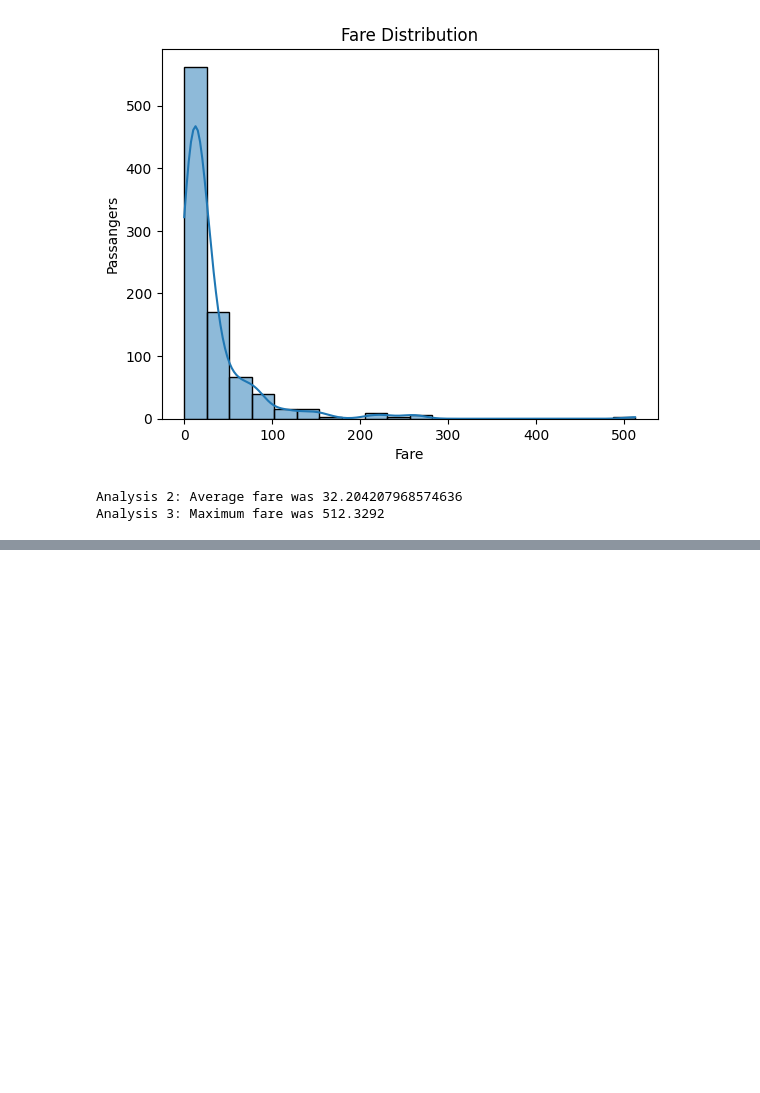
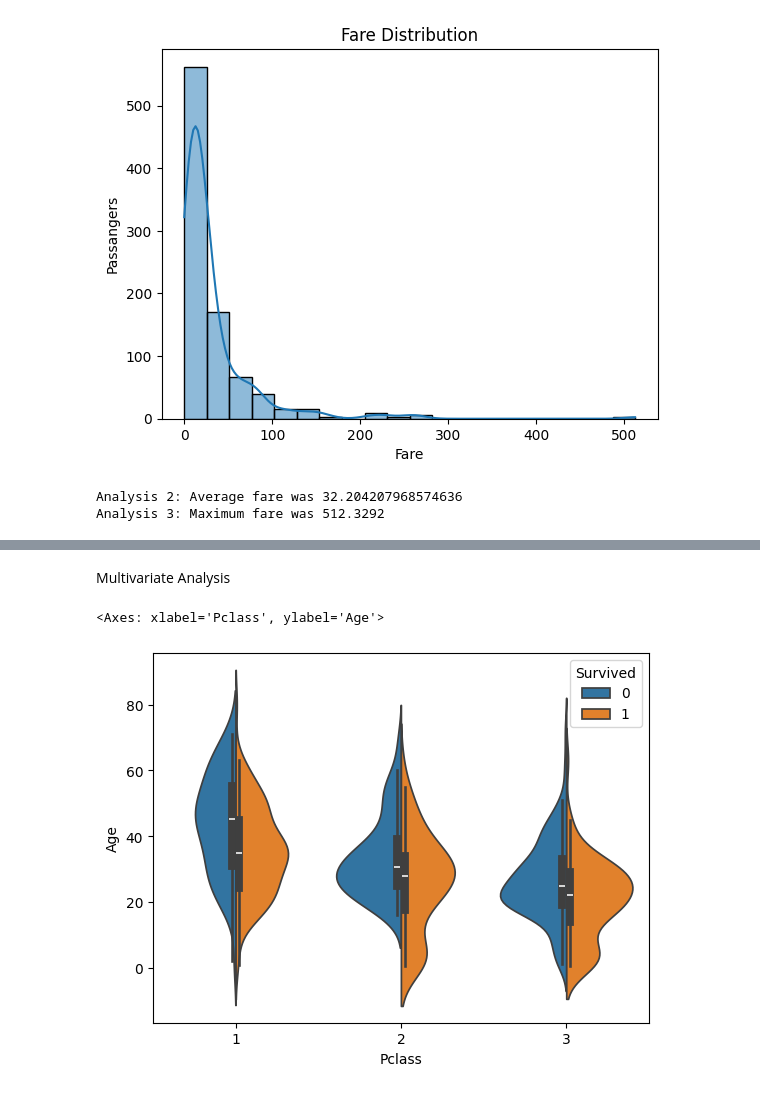
Before and after one commit to abhijeetd05/Titanic-Dataset-Analysis-Project, a Jupyter notebook: eda.ipynb, the cells around one changed output, grey strips where cells are left out. Saved outputs shown, nothing was run; the diff lists cells and outputs as text; code cells hidden in the pictures; blank space fills up the shorter version.

```diff
--- a/eda.ipynb
+++ b/eda.ipynb
@@ -140,0 +197,7 @@ Grand Total: 891
+# %% [markdown]
+Multivariate Analysis
+# %%
+sns.violinplot(x='Pclass', y='Age', hue='Survived', data=titanic_data, split=True)
+# %% [output]
+<Axes: xlabel='Pclass', ylabel='Age'>
+[figure, added]
```
Also changed, not shown: parts of 7 cells of this notebook.
